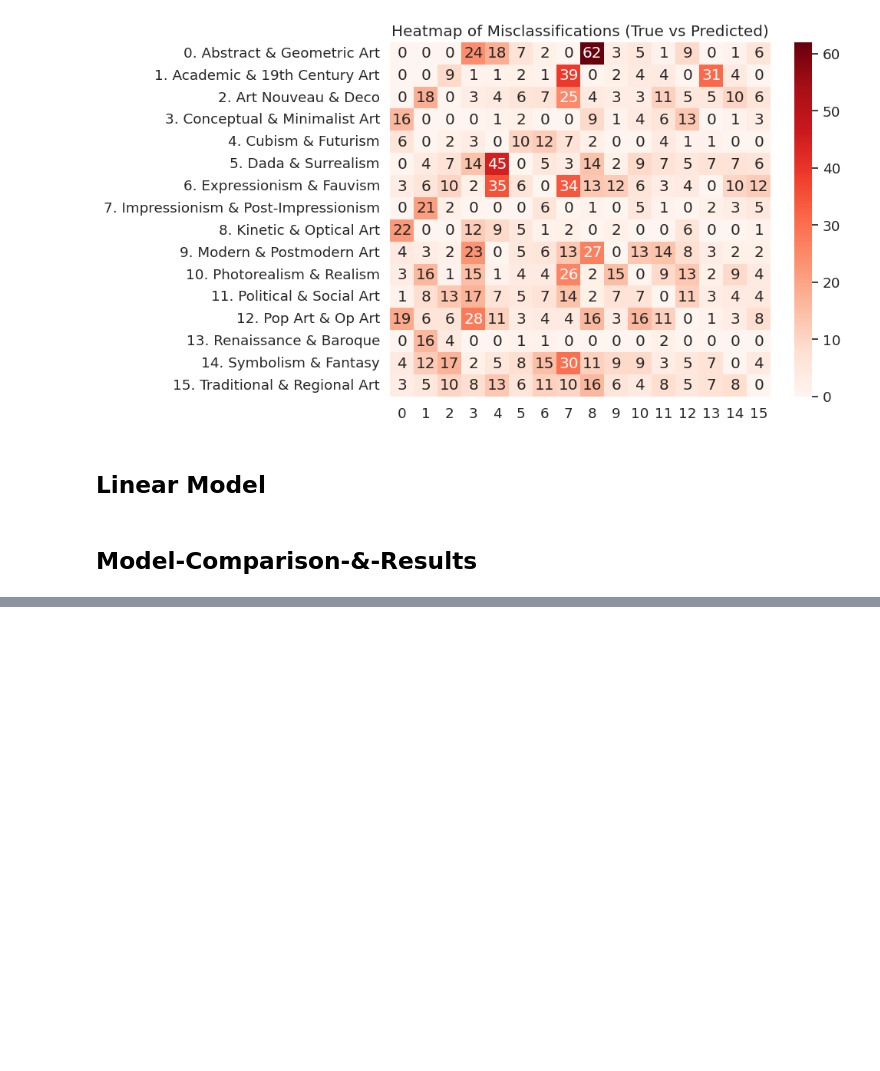
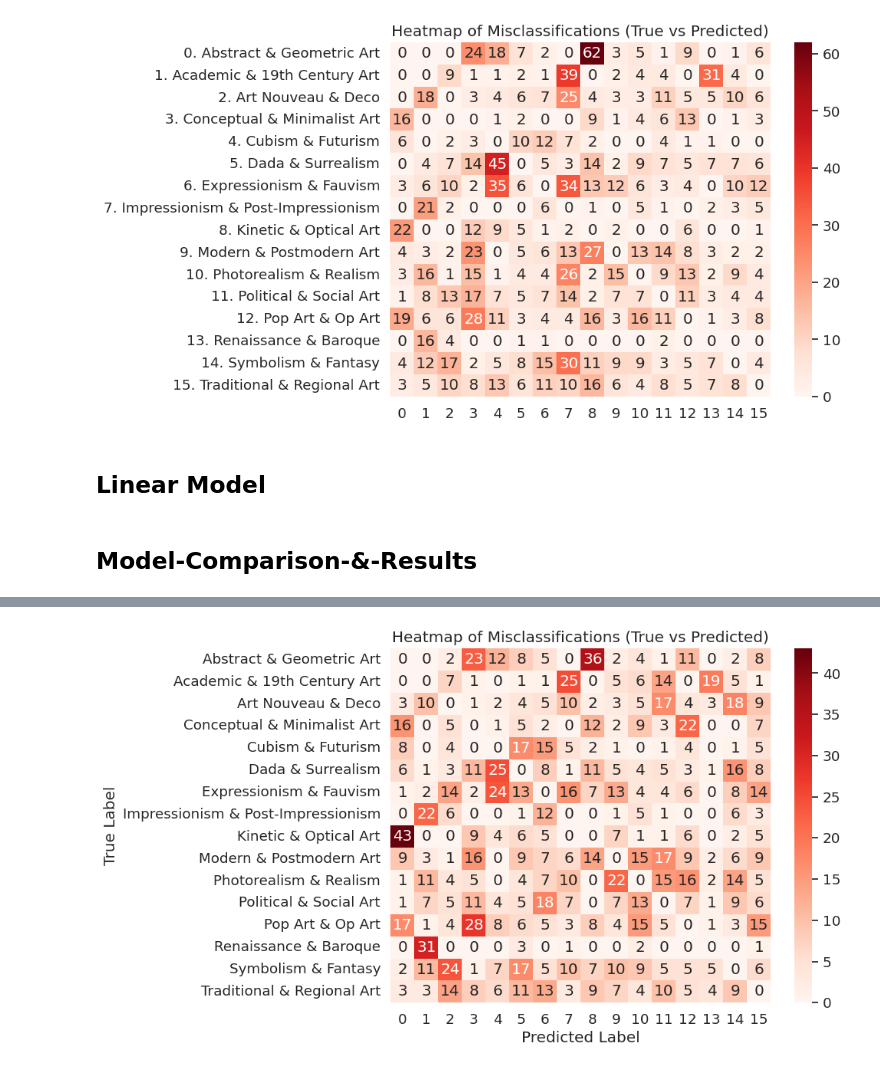
Before and after one commit to yangyuwang/painting_style_prediction, a Jupyter notebook: P2_Yangyu_Avi_Gio_Colab_Notebook.ipynb, the cells around one changed output, grey strips where cells are left out. Saved outputs shown, nothing was run; the diff lists cells and outputs as text; code cells hidden in the pictures; blank space fills up the shorter version.

```diff
--- a/P2_Yangyu_Avi_Gio_Colab_Notebook.ipynb
+++ b/P2_Yangyu_Avi_Gio_Colab_Notebook.ipynb
@@ -895,0 +1219,10 @@ plt.show()
+# %%
+num_examples_to_show = 5
+print("\nDetailed examples of misclassifications:")
+for i in misclassified_indices[:num_examples_to_show]:
+    print(f"\nIndex: {i}")
+    print(f"True label: {y_test[i]}")
+    print(f"Predicted label: {y_pred_best_lr[i]}")
+    print("Predicted probabilities:")
+    for cls, prob in zip(best_lr.classes_, y_probs_best_lr[i]):
+        print(f"  {cls}: {prob:.4f}")
@@ -895,0 +1247,11 @@ plt.show()
+# %%
+misclassified_indices = np.where(y_test != y_pred_best_lr)[0]
+true_labels_errors = [y_test[i] for i in misclassified_indices]
+predicted_labels_errors = [y_pred_best_lr[i] for i in misclassified_indices]
+error_table = pd.crosstab(
+    pd.Series(true_labels_errors, name='True Label'),
+    pd.Series(predicted_labels_errors, name='Predicted Label')
+)
+
+print("Misclassification Table (Errors Only):")
+error_table
@@ -895,0 +1278,19 @@ plt.show()
+# %%
+ytick_labels = label_encoder.inverse_transform(list(range(16)))
+
+plt.figure(figsize=(8, 6))
+plt.title("Heatmap of Misclassifications (True vs Predicted)")
+
+sns.heatmap(error_table,
+            annot=True,
+            xticklabels=tick_labels,
+            yticklabels=ytick_labels,
+            fmt="d",
+            cmap="Reds")
+
+plt.xlabel("Predicted Label")
+plt.ylabel("True Label")
+
+plt.show()
+# %% [output]
+[figure, added]
```
Also changed, not shown: parts of 29 cells of this notebook.
